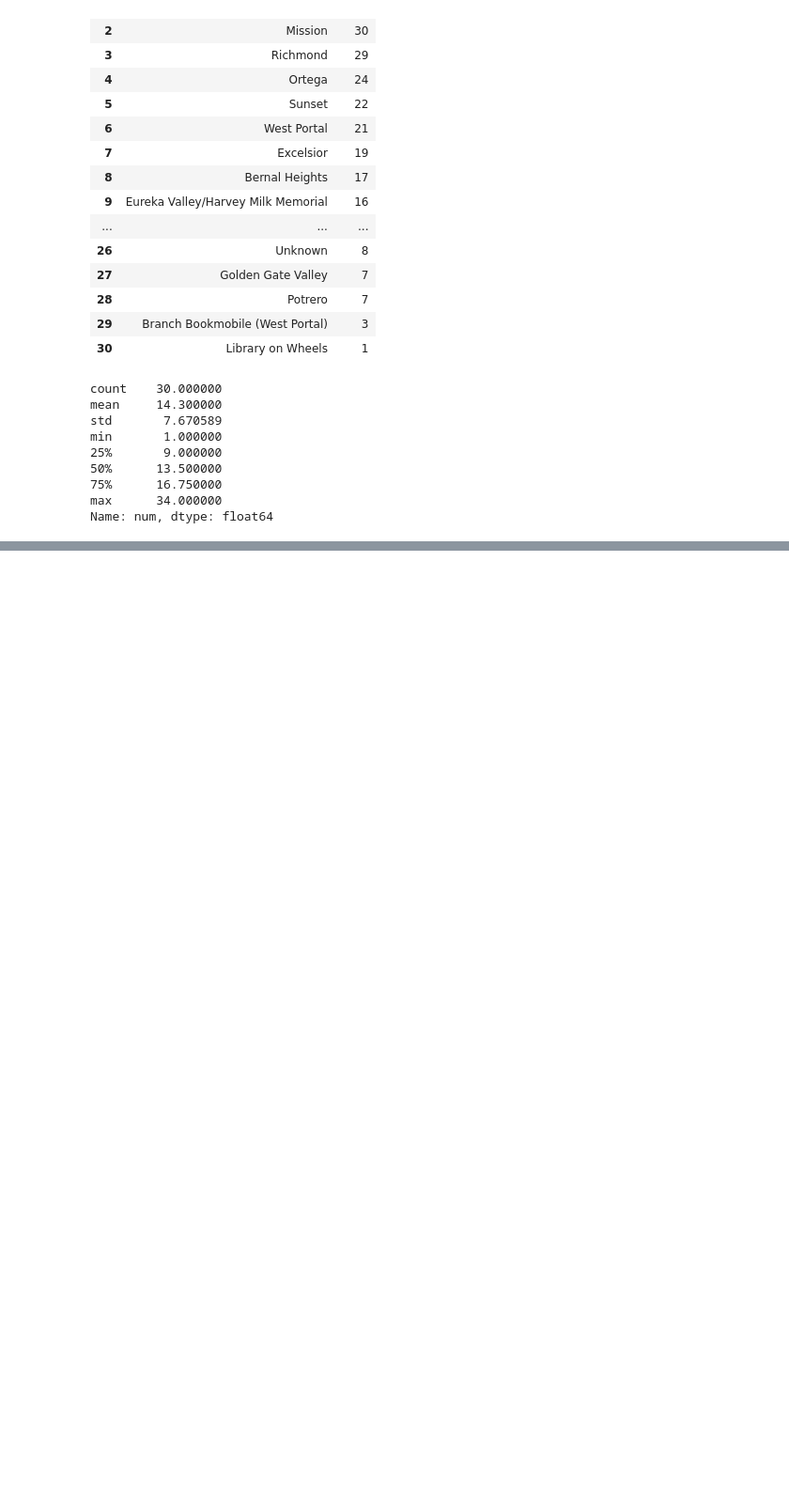
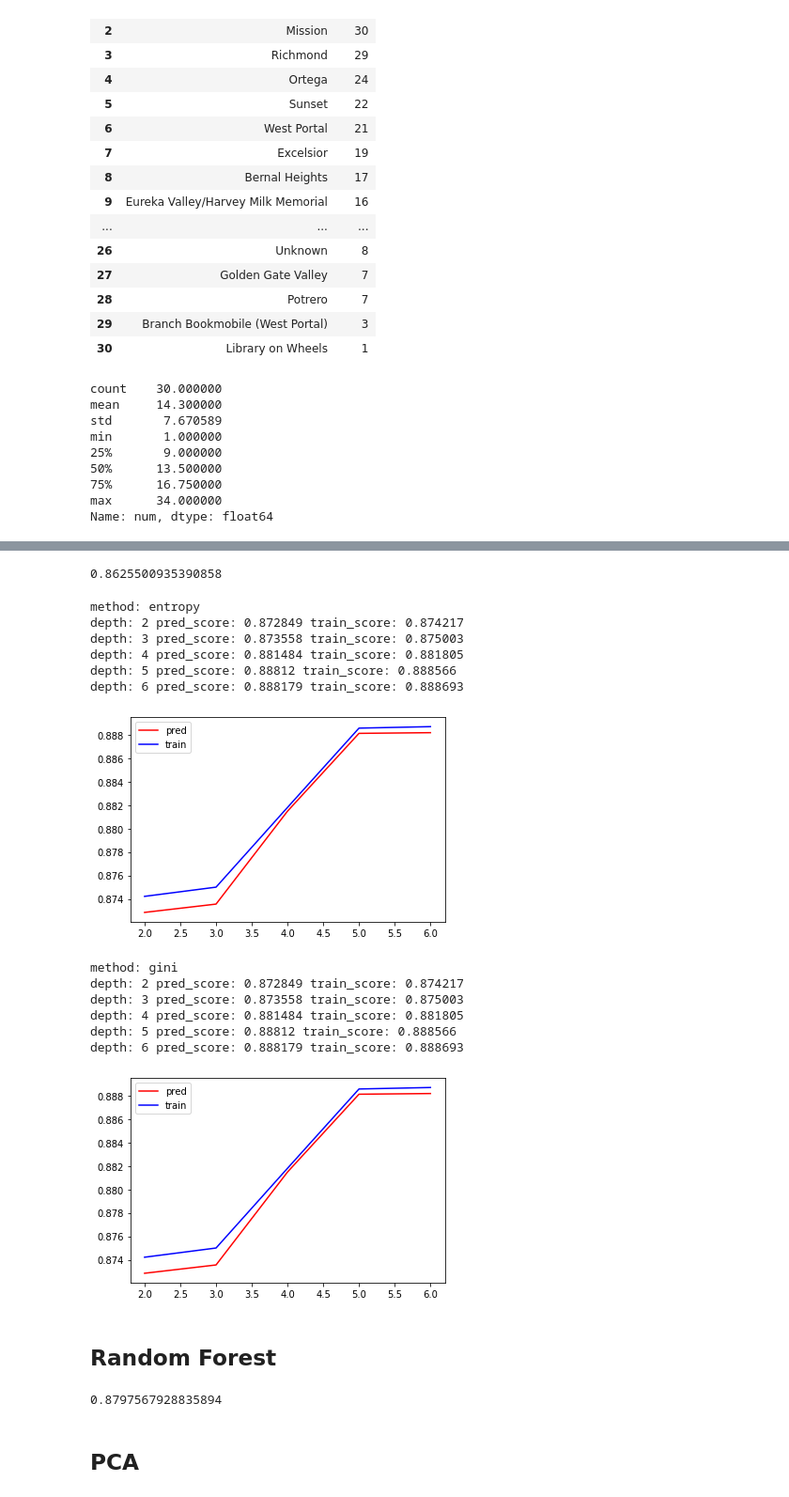
Before and after one commit to JanizzaCao/Janice_Cao_projects, a Jupyter notebook: 03_sf_library/SF_library_usage_analysis.ipynb, the cells around one changed output, grey strips where cells are left out. Shown at 94% size. Drawn from its saved outputs; the diff is of its cells as text; code cells hidden in the pictures; blank space fills up the shorter version.

```diff
--- a/03_sf_library/SF_library_usage_analysis.ipynb
+++ b/03_sf_library/SF_library_usage_analysis.ipynb
@@ -1010,0 +1155,10 @@ Name: num, dtype: float64
+# %%
+#provided e-mail
+df_X[:, 5] = le.fit_transform(df_X[:,5])
+#out_of_country
+df_X[:, 7] = le.fit_transform(df_X[:,7])
+# %%
+#host library
+df_X[:, 3] = le.fit_transform(df_X[:,3])
+#prefered notification
+df_X[:, 4] = le.fit_transform(df_X[:,4])
@@ -1010,0 +1182,3 @@ Name: num, dtype: float64
+# %%
+from sklearn.model_selection import train_test_split
+X_train, X_test, y_train, y_test = train_test_split(df_X, df_y, test_size = 0.2, random_state = 0)
@@ -1010,0 +1187,5 @@ Name: num, dtype: float64
+# %%
+from sklearn.tree import DecisionTreeClassifier
+dt_cl = DecisionTreeClassifier(criterion="entropy")
+dt_cl.fit(X_train, y_train)
+y_pred = dt_cl.predict(X_test)
@@ -1010,0 +1223,54 @@ Name: num, dtype: float64
+# %%
+from sklearn.model_selection import cross_val_score
+result = cross_val_score(dt_cl, X_train, y_train, cv=10)
+print(result.mean())
+# %% [output]
+0.8625500935390858
+# %%
+#设置不同depth, method
+methods = ["entropy","gini"]
+for method in methods:
+    print("method:", method)
+    pred_scores = []
+    train_scores = []
+    for d in range(2,7):
+        dt_cl_dep = DecisionTreeClassifier(
+            max_depth=d, criterion="entropy")
+        dt_cl_dep.fit(X_train, y_train)
+        train_score = round(dt_cl_dep.score(X_train, y_train),6)
+        pred_score = round(dt_cl_dep.score(X_test, y_test),6)
+        print("depth:", d, "pred_score:", pred_score,
+             "train_score:", train_score)
+        pred_scores.append(pred_score)
+        train_scores.append(train_score)
+    plt.plot(range(2,7), pred_scores, c="r", label="pred")
+    plt.plot(range(2,7), train_scores, c="b", label="train")
+    plt.legend()
+    plt.show()
+# %% [output]
+method: entropy
+depth: 2 pred_score: 0.872849 train_score: 0.874217
+depth: 3 pred_score: 0.873558 train_score: 0.875003
+depth: 4 pred_score: 0.881484 train_score: 0.881805
+depth: 5 pred_score: 0.88812 train_score: 0.888566
+depth: 6 pred_score: 0.888179 train_score: 0.888693
+[figure, added]
+method: gini
+depth: 2 pred_score: 0.872849 train_score: 0.874217
+depth: 3 pred_score: 0.873558 train_score: 0.875003
+depth: 4 pred_score: 0.881484 train_score: 0.881805
+depth: 5 pred_score: 0.88812 train_score: 0.888566
+depth: 6 pred_score: 0.888179 train_score: 0.888693
+[figure, added]
+# %% [markdown]
+## Random Forest
+# %%
+from sklearn.ensemble import RandomForestClassifier
+rf_cl = RandomForestClassifier(n_estimators=10,
+                              criterion="entropy")
+rf_cl.fit(X_train, y_train)
+rf_cl.score(X_test, y_test)
+# %% [output]
+0.8797567928835894
+# %% [markdown]
+## PCA
```
Also changed, not shown: parts of 49 cells of this notebook.
